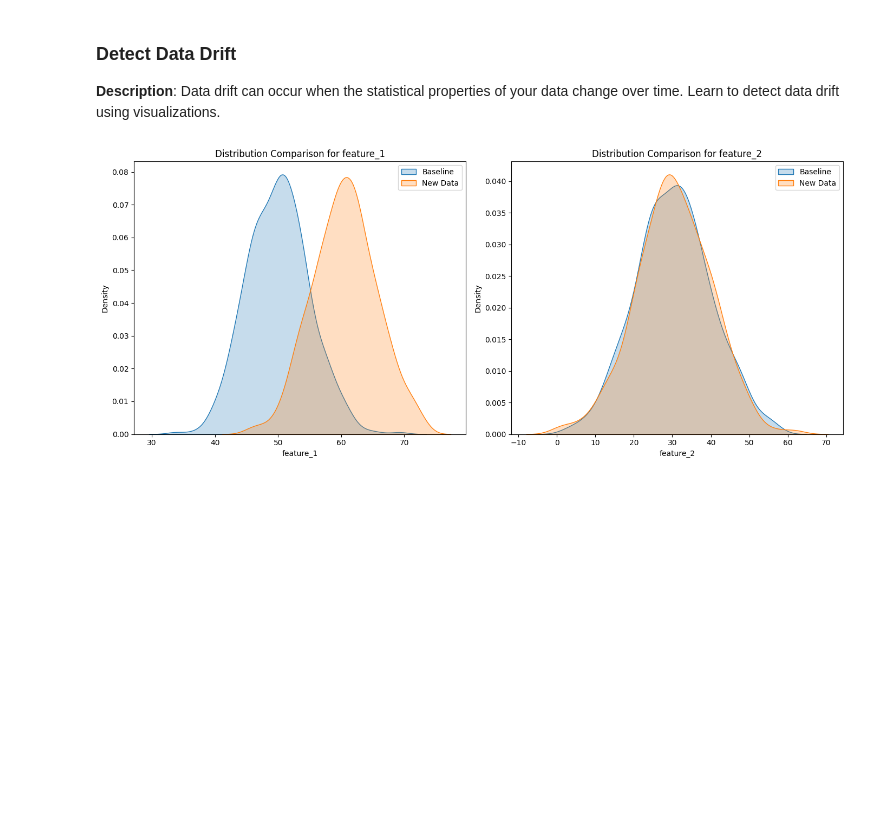
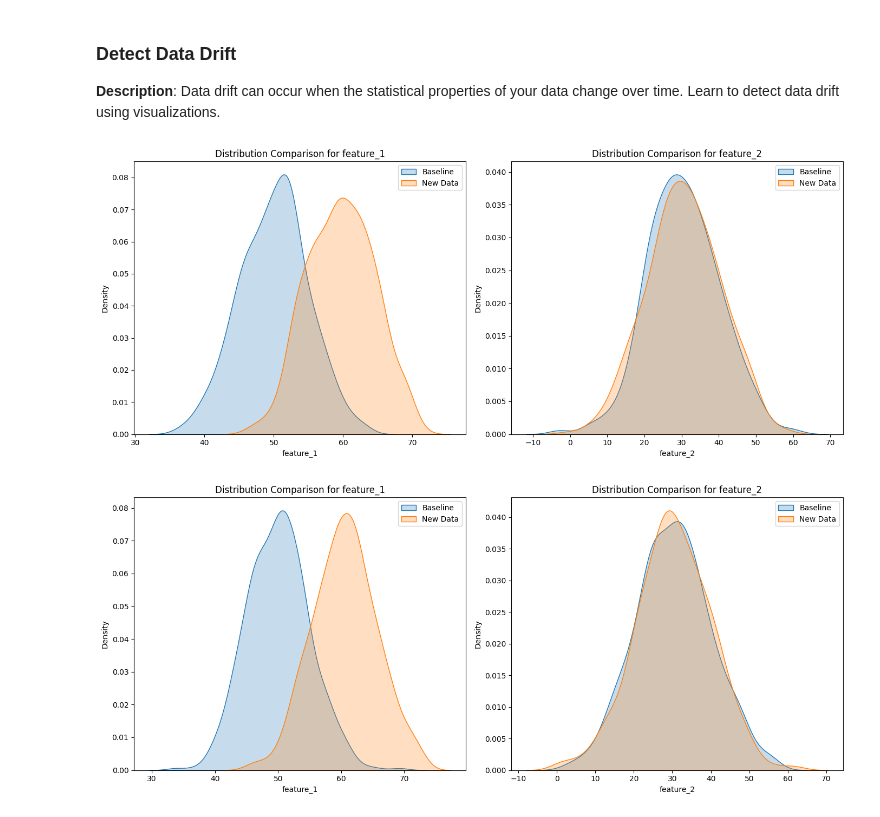
Before and after one commit to mourya1511/AI_DATA_ANALYSIS_, a Jupyter notebook: src/Module 9/Introduction to Data Quality in Data Engineering & ML/Ques_1.ipynb, the cells around one changed output. Saved outputs shown, nothing was run; the diff lists cells and outputs as text; code cells hidden in the pictures; blank space fills up the shorter version.

```diff
--- a/src/Module 9/Introduction to Data Quality in Data Engineering & ML/Ques_1.ipynb
+++ b/src/Module 9/Introduction to Data Quality in Data Engineering & ML/Ques_1.ipynb
@@ -1,6 +1,62 @@
 # %% [markdown]
 ### Detect Data Drift
 **Description**: Data drift can occur when the statistical properties of your data change over time. Learn to detect data drift using visualizations.
+# %%
+import numpy as np
+import pandas as pd
+import matplotlib.pyplot as plt
+import seaborn as sns
+
+def validate_dataframes(df1, df2, required_cols):
+    """Validate input dataframes and required columns."""
+    if not isinstance(df1, pd.DataFrame) or not isinstance(df2, pd.DataFrame):
+        raise ValueError("Inputs must be pandas DataFrames.")
+    for col in required_cols:
+        if col not in df1.columns or col not in df2.columns:
+            raise ValueError(f"Column '{col}' missing from one of the datasets.")
+
+def sample_data(df, sample_size=500):
+    """Sample data if larger than sample_size for performance."""
+    if len(df) > sample_size:
+        return df.sample(sample_size, random_state=42)
+    return df
+
+def plot_data_drift(baseline_df, new_df, features):
+    """Plot KDE comparisons for data drift detection."""
+    plt.figure(figsize=(14, 6))
+    for i, feature in enumerate(features, 1):
+        plt.subplot(1, len(features), i)
+        sns.kdeplot(baseline_df[feature], label='Baseline', fill=True)
+        sns.kdeplot(new_df[feature], label='New Data', fill=True)
+        plt.title(f'Distribution Comparison for {feature}')
+        plt.xlabel(feature)
+        plt.ylabel('Density')
+        plt.legend()
+    plt.tight_layout()
+    plt.show()
+
+# Example Usage
+np.random.seed(42)
+baseline_data = pd.DataFrame({
+    'feature_1': np.random.normal(loc=50, scale=5, size=10000),
+    'feature_2': np.random.normal(loc=30, scale=10, size=10000)
+})
+new_data = pd.DataFrame({
+    'feature_1': np.random.normal(loc=60, scale=5, size=10000),  # drift here
+    'feature_2': np.random.normal(loc=30, scale=10, size=10000)
+})
+
+required_features = ['feature_1', 'feature_2']
+
+try:
+    validate_dataframes(baseline_data, new_data, required_features)
+    baseline_sample = sample_data(baseline_data)
+    new_sample = sample_data(new_data)
+    plot_data_drift(baseline_sample, new_sample, required_features)
+except Exception as e:
+    print(f"Error: {e}")
+# %% [output]
+[figure, added]
 # %%
 # Write your code from here
 
```
